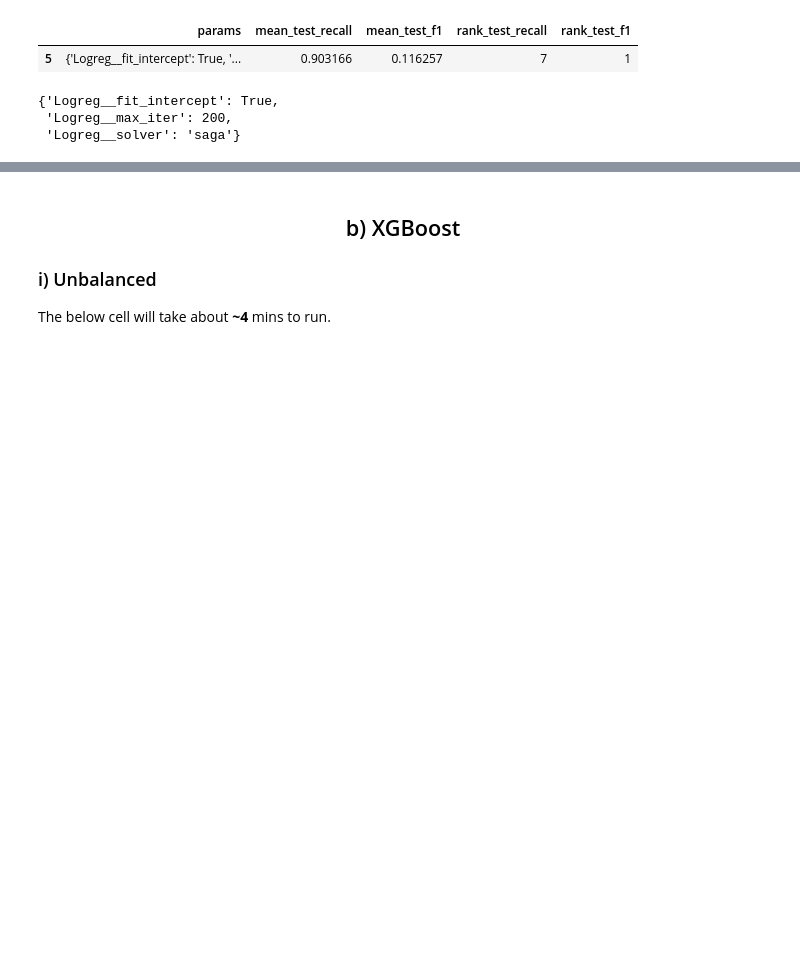
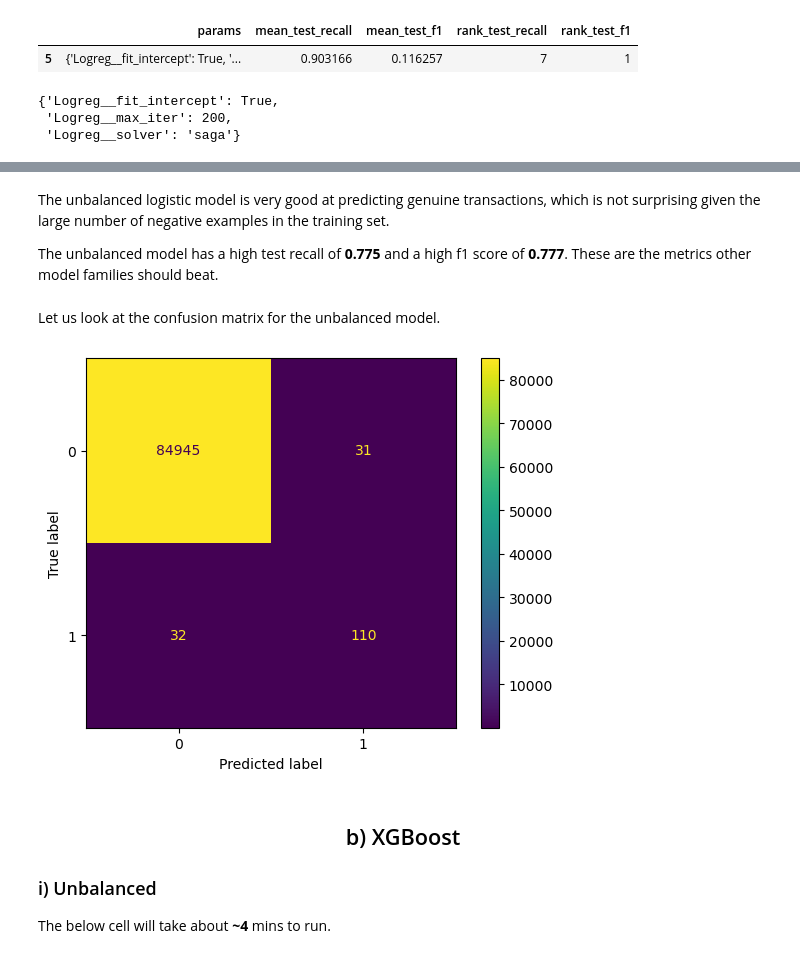
Before and after one commit to NgundoMuithya/Kaggle_Credit_Card_Fraud_Detection, a Jupyter notebook: notebook.ipynb, the cells around one changed output, grey strips where cells are left out. Cells and saved outputs as stored; diff of their text form; code cells hidden in the pictures; blank space fills up the shorter version.

Commit message:
Include evaluation of best logreg model

```diff
--- a/notebook.ipynb
+++ b/notebook.ipynb
@@ -611,0 +615,6 @@ The best logistic regression model for this data is the **unbalanced** logistic
+# %%
+from sklearn.metrics import classification_report
+
+y_preds = best_unbalanced_logreg_model.predict(X_test_scaled)
+
+print(classification_report(y_test, y_preds, digits=4))
@@ -612,3 +630,19 @@ The best logistic regression model for this data is the **unbalanced** logistic
+# %% [markdown]
+The unbalanced logistic model is very good at predicting genuine transactions, which is not surprising given the large number of negative examples in the training set.
+
+The unbalanced model has a high test recall of **0.775** and a high f1 score of **0.777**. These are the metrics other model families should beat.
+# %% [markdown]
+Let us look at the confusion matrix for the unbalanced model.
+# %%
+from sklearn.metrics import ConfusionMatrixDisplay, confusion_matrix
+
+disp = ConfusionMatrixDisplay(confusion_matrix=confusion_matrix(y_test, y_preds))
+
+disp.plot()
+
+plt.show()
+# %% [output]
+[figure, added]
 # %% [markdown]
 <h2 align='center'>
 b) XGBoost
```
Also changed, not shown: parts of 8 cells of this notebook.
